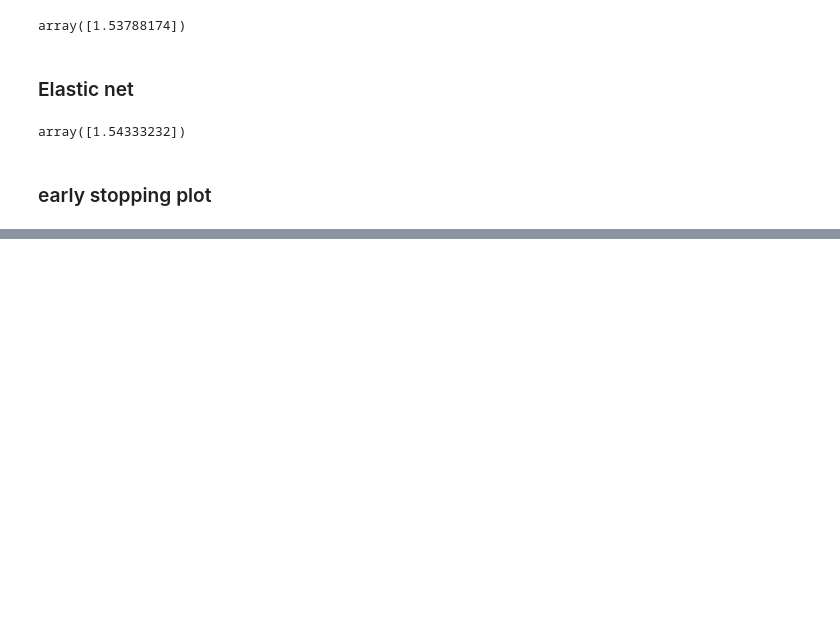
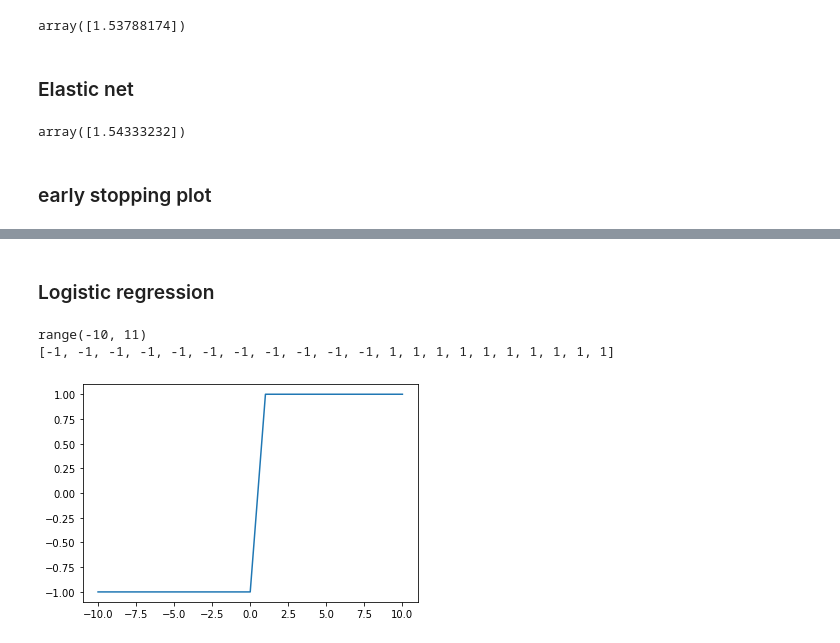
Before and after one commit to fanbyprinciple/hands_on_ml, a Jupyter notebook: chapter_4/exploring_training_models.ipynb, the cells around one changed output, grey strips where cells are left out. Saved outputs shown, nothing was run; the diff lists cells and outputs as text; code cells hidden in the pictures; blank space fills up the shorter version.

```diff
--- a/chapter_4/exploring_training_models.ipynb
+++ b/chapter_4/exploring_training_models.ipynb
@@ -616,0 +755,16 @@ for epoch in range(n_epochs):
+# %% [markdown]
+### Logistic regression
+# %%
+#sigmoid function
+# squarish
+X = range(-10,11)
+y = [1 if x > 0 else -1 for x in X]
+print(X)
+print(y)
+
+plt.plot(X,y)
+plt.show()
+# %% [output]
+range(-10, 11)
+[-1, -1, -1, -1, -1, -1, -1, -1, -1, -1, -1, 1, 1, 1, 1, 1, 1, 1, 1, 1, 1]
+[figure, added]
```
Also changed, not shown: parts of 10 cells of this notebook, 5 other files.
